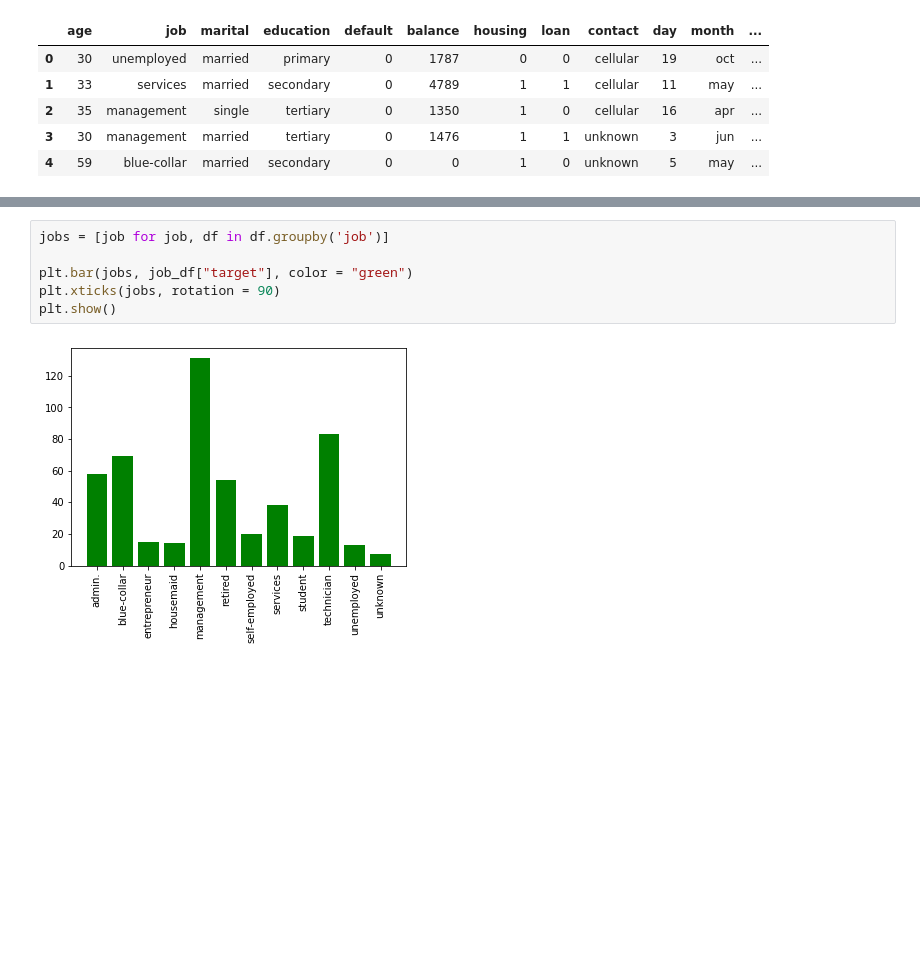
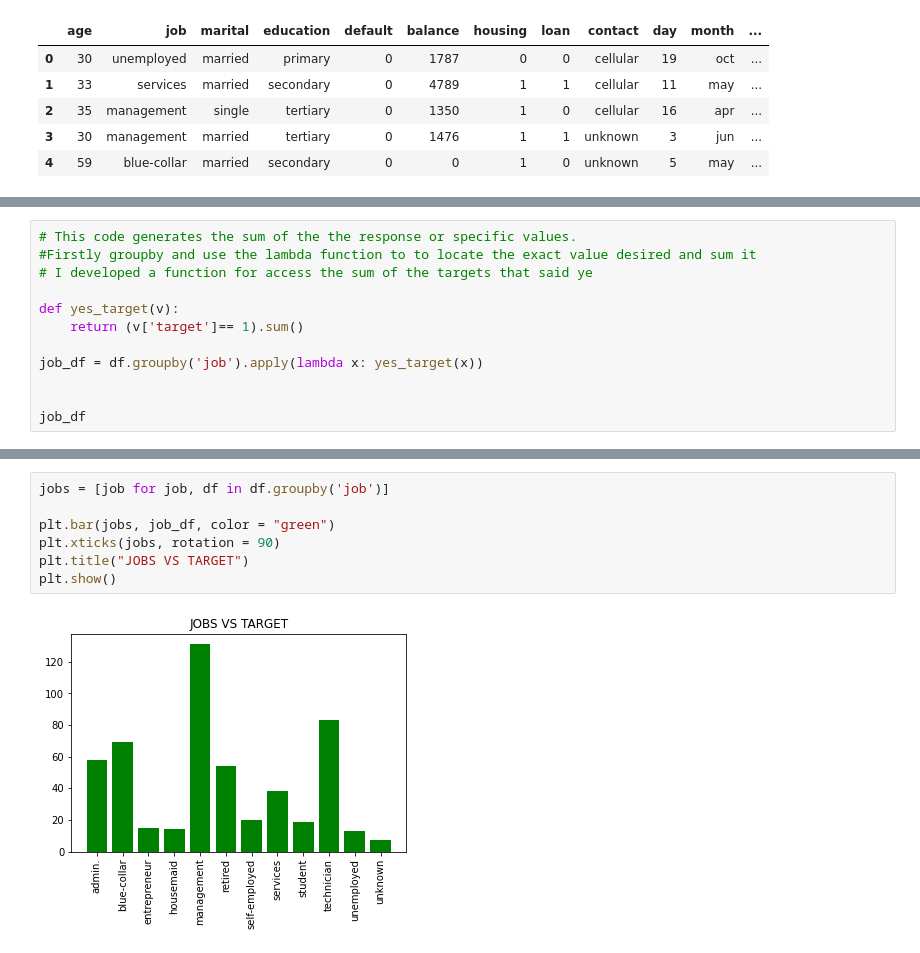
Before and after one commit to Midodzi0524/Marketing-Targets---Banking-dataset, a Jupyter notebook: Marketing Targets-Banking Dataset.ipynb, the cells around one changed output, grey strips where cells are left out. Saved outputs shown, nothing was run; the diff lists cells and outputs as text; blank space fills up the shorter version.

```diff
--- a/Marketing Targets-Banking Dataset.ipynb
+++ b/Marketing Targets-Banking Dataset.ipynb
@@ -191,0 +174,12 @@ job_df
+# %%
+# This code generates the sum of the the response or specific values.
+#Firstly groupby and use the lambda function to to locate the exact value desired and sum it
+# I developed a function for access the sum of the targets that said ye
+
+def yes_target(v):
+    return (v['target']== 1).sum()
+
+job_df = df.groupby('job').apply(lambda x: yes_target(x))
+
+
+job_df
@@ -192,8 +201,9 @@ job_df
 # %%
 jobs = [job for job, df in df.groupby('job')]
 
-plt.bar(jobs, job_df["target"], color = "green")
+plt.bar(jobs, job_df, color = "green")
 plt.xticks(jobs, rotation = 90)
+plt.title("JOBS VS TARGET")
 plt.show()
 # %% [output]
-[figure, old version]
+[figure, new version]
```
Also changed, not shown: parts of 7 cells of this notebook.
